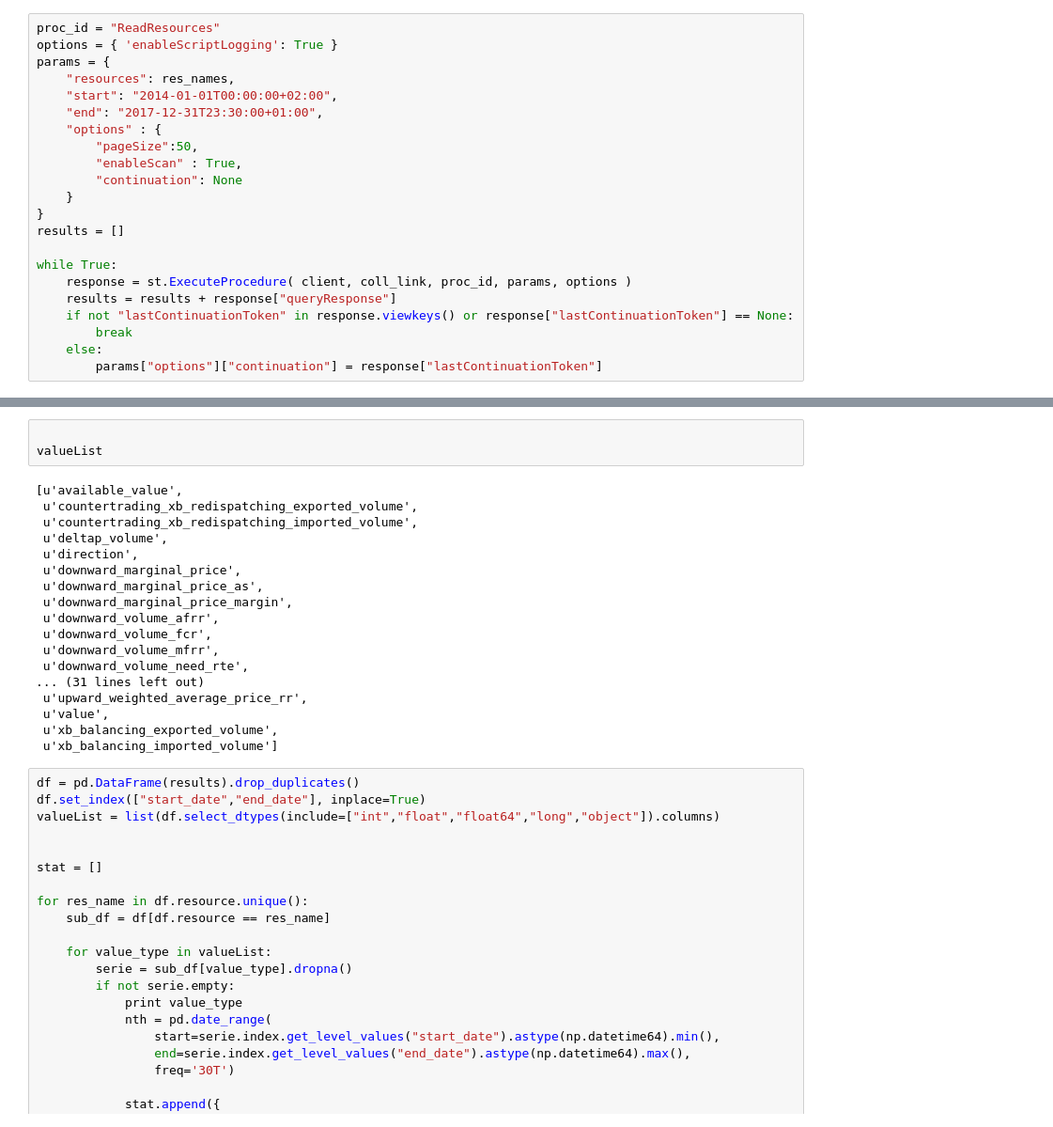
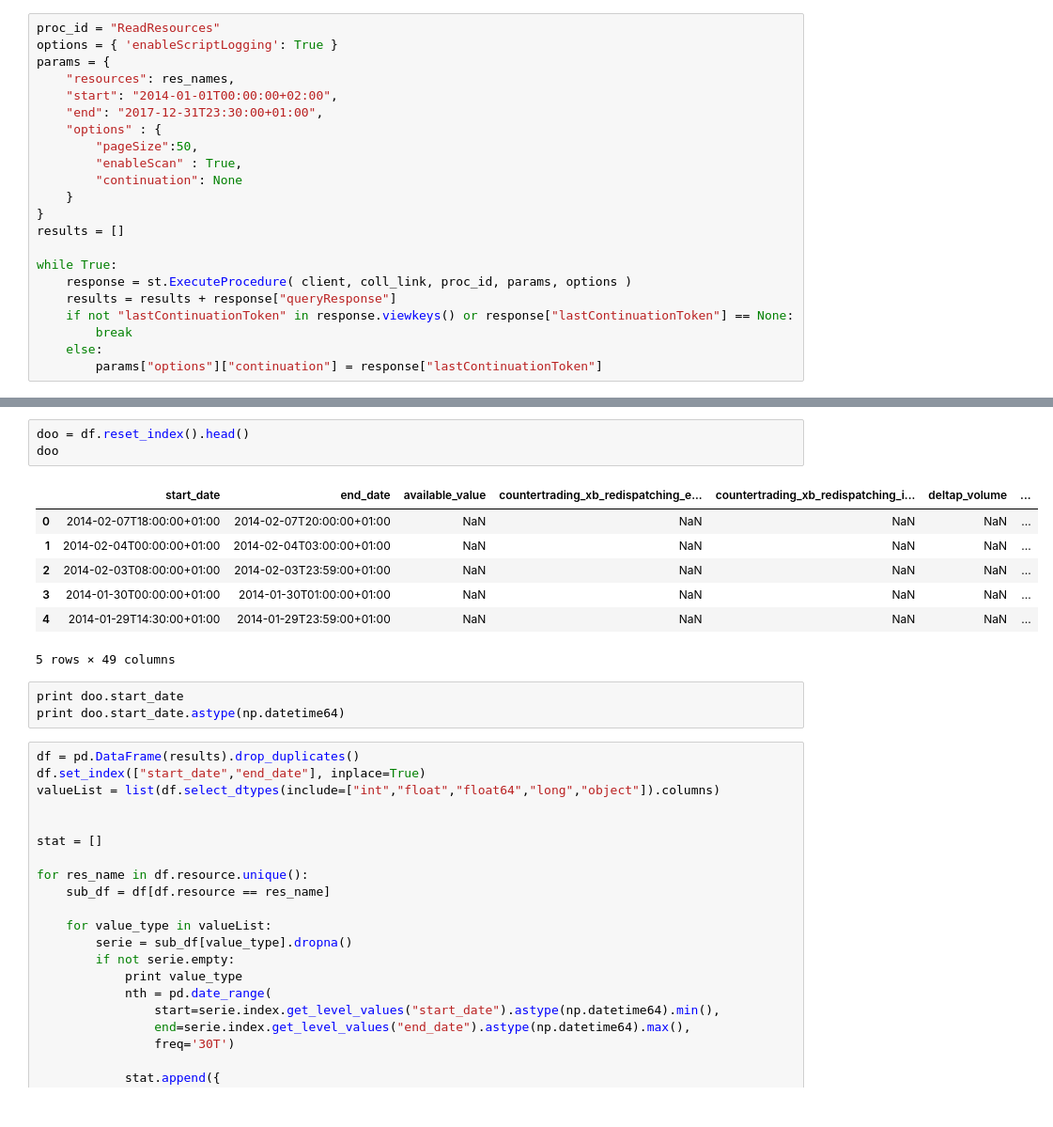
Before and after one commit to mathiaHa/MA-Analysis, a Jupyter notebook: Analysis/Alpiq/I.2 Check Availability.ipynb, the cells around one changed output, grey strips where cells are left out. Shown at 94% size. Drawn from its saved outputs; the diff is of its cells as text.

```diff
--- a/Analysis/Alpiq/I.2 Check Availability.ipynb
+++ b/Analysis/Alpiq/I.2 Check Availability.ipynb
@@ -83,24 +63,17 @@ results
-# %%
-
-valueList
-# %% [output]
-[u'available_value',
- u'countertrading_xb_redispatching_exported_volume',
- u'countertrading_xb_redispatching_imported_volume',
- u'deltap_volume',
- u'direction',
- u'downward_marginal_price',
- u'downward_marginal_price_as',
- u'downward_marginal_price_margin',
- u'downward_volume_afrr',
- u'downward_volume_fcr',
- u'downward_volume_mfrr',
- u'downward_volume_need_rte',
-... (31 lines left out)
- u'upward_weighted_average_price_rr',
- u'value',
- u'xb_balancing_exported_volume',
- u'xb_balancing_imported_volume']
+# %%
+doo = df.reset_index().head()
+doo
+# %% [output]
+|  | start_date | end_date | available_value | countertrading_xb_redispatching_e... | countertrading_xb_redispatching_i... | deltap_volume | ... |
+| 0 | 2014-02-07T18:00:00+01:00 | 2014-02-07T20:00:00+01:00 | NaN | NaN | NaN | NaN | ... |
+| 1 | 2014-02-04T00:00:00+01:00 | 2014-02-04T03:00:00+01:00 | NaN | NaN | NaN | NaN | ... |
+| 2 | 2014-02-03T08:00:00+01:00 | 2014-02-03T23:59:00+01:00 | NaN | NaN | NaN | NaN | ... |
+| 3 | 2014-01-30T00:00:00+01:00 | 2014-01-30T01:00:00+01:00 | NaN | NaN | NaN | NaN | ... |
+| 4 | 2014-01-29T14:30:00+01:00 | 2014-01-29T23:59:00+01:00 | NaN | NaN | NaN | NaN | ... |
+5 rows × 49 columns
+# %%
+print doo.start_date
+print doo.start_date.astype(np.datetime64)
 # %%
 df = pd.DataFrame(results).drop_duplicates()
 df.set_index(["start_date","end_date"], inplace=True)
```
Also changed, not shown: parts of 1 cell of this notebook, 24 other files.
